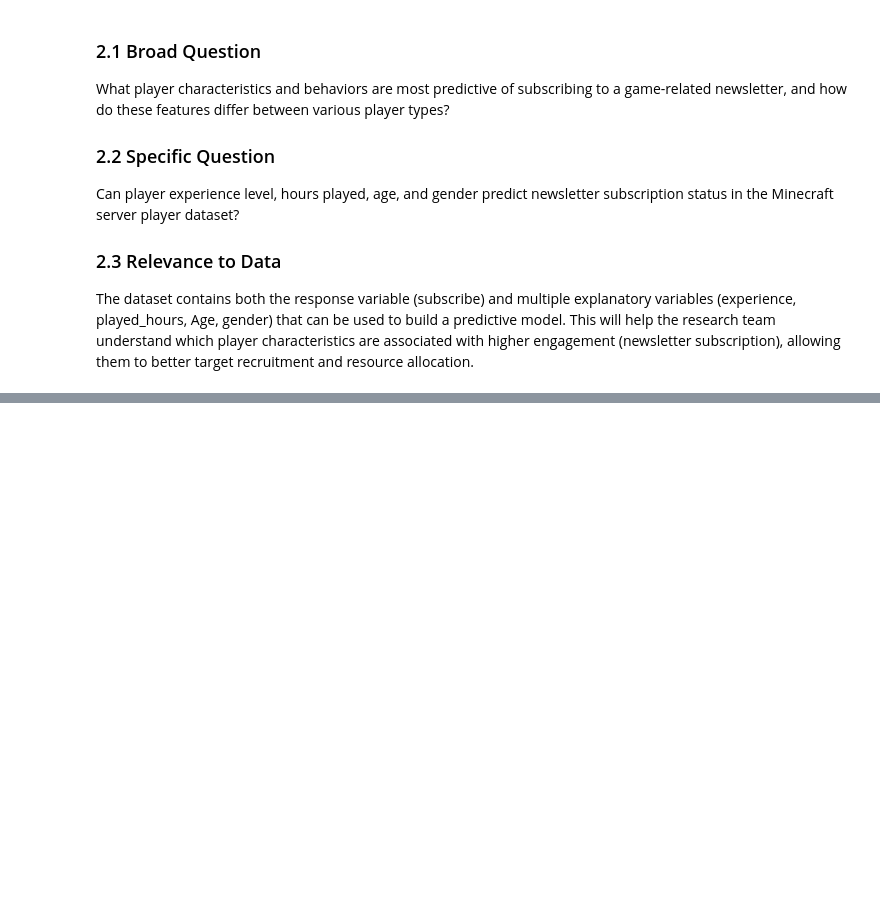
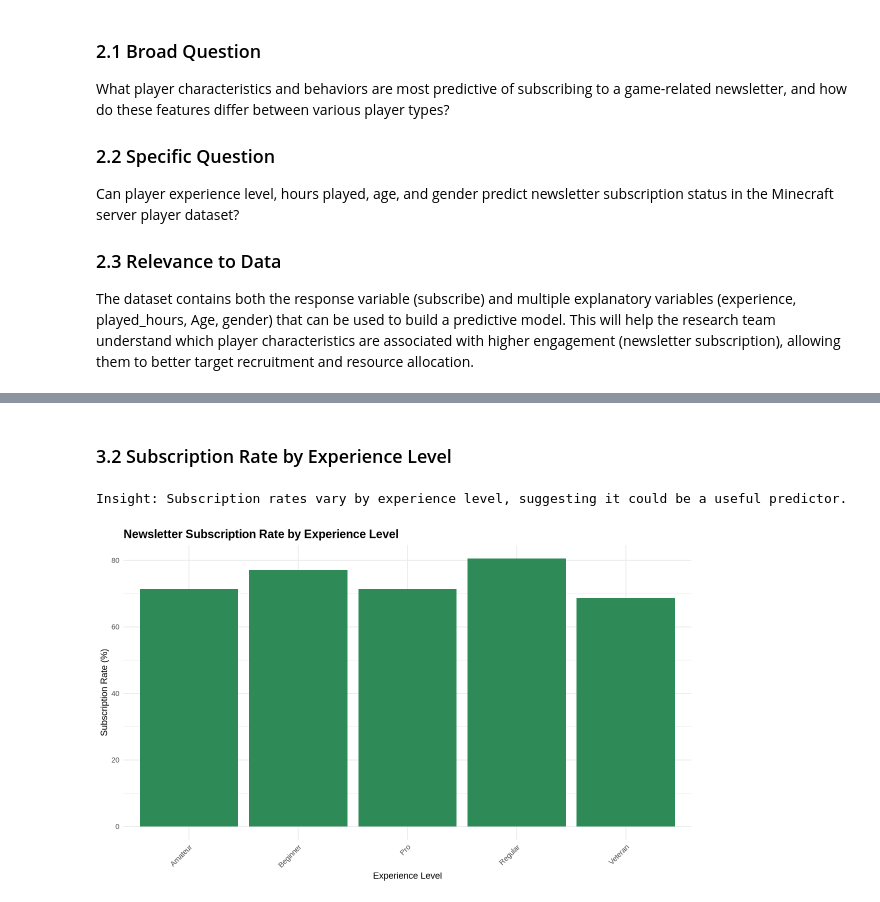
Before and after one commit to Cyborg-07-7/DSCI100-minecraft-project, a Jupyter notebook: individual_report.ipynb, the cells around one changed output, grey strips where cells are left out. Drawn from its saved outputs; the diff is of its cells as text; code cells hidden in the pictures; blank space fills up the shorter version.

```diff
--- a/individual_report.ipynb
+++ b/individual_report.ipynb
@@ -124,0 +147,26 @@ The dataset contains both the response variable (subscribe) and multiple explana
+# %% [markdown]
+### 3.2 Subscription Rate by Experience Level
+# %%
+sub_by_exp <- players_df %>%
+    group_by(experience) %>%
+    summarize(
+        subscribed = sum(subscribe == TRUE, na.rm = TRUE),
+        total = n(),
+        rate = (subscribed / total) * 100
+    )
+
+sub_plot <- ggplot(sub_by_exp, aes(x = experience, y = rate)) +
+    geom_bar(stat = "identity", fill = "seagreen") +
+    labs(title = "Newsletter Subscription Rate by Experience Level",
+         x = "Experience Level",
+         y = "Subscription Rate (%)") +
+    theme_minimal() +
+    theme(plot.title = element_text(face = "bold", size = 14),
+          axis.text.x = element_text(angle = 45, hjust = 1))
+
+print(sub_plot)
+
+cat("\nInsight: Subscription rates vary by experience level, suggesting it could be a useful predictor.\n")
+# %% [output]
+Insight: Subscription rates vary by experience level, suggesting it could be a useful predictor.
+[figure, added]
```
Also changed, not shown: parts of 4 cells of this notebook.
